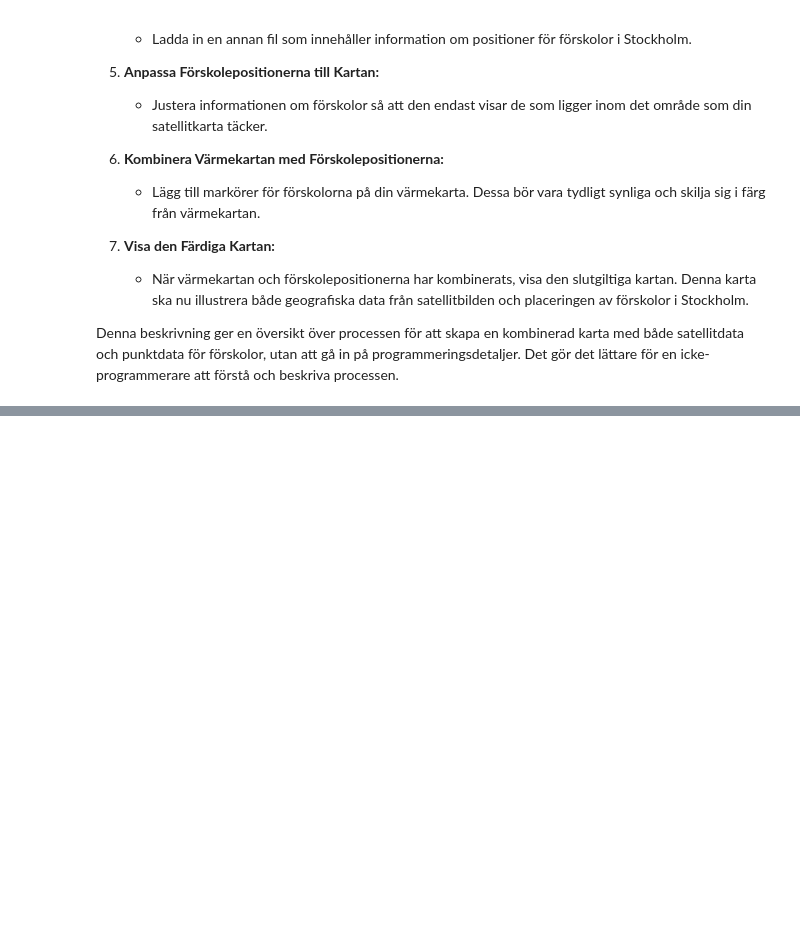
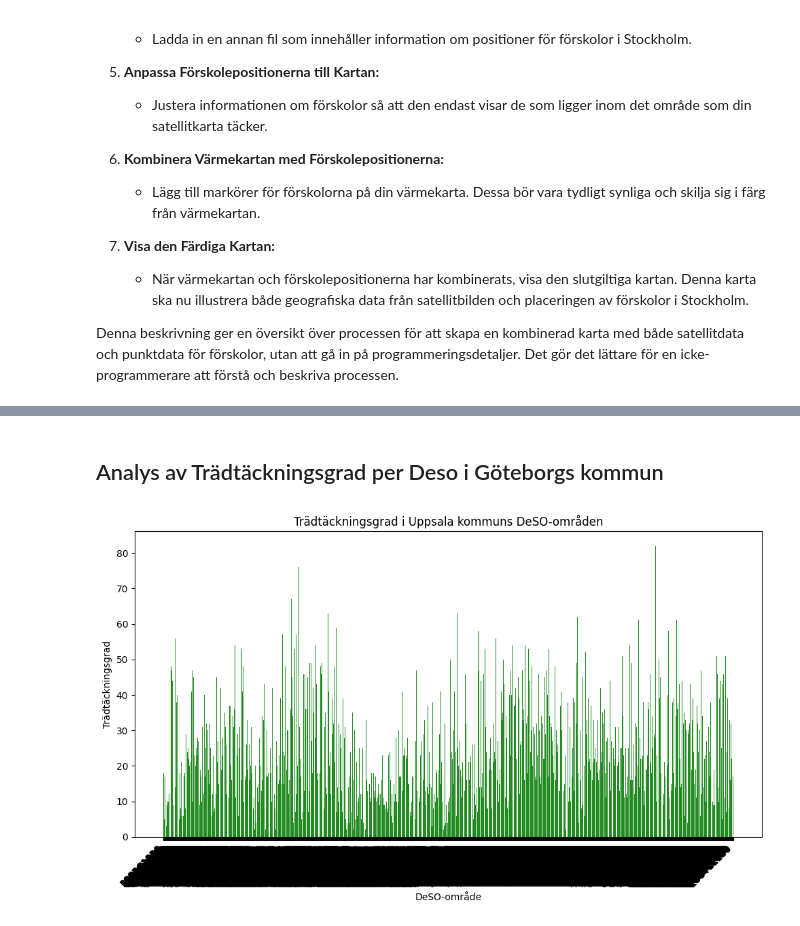
Before and after one commit to soleildeminuit/AI-GeoAi-Course, a Jupyter notebook: AI_Samhallsplanering_Course.ipynb, the cells around one changed output, grey strips where cells are left out. Cells and saved outputs as stored; diff of their text form; code cells hidden in the pictures; blank space fills up the shorter version.

```diff
--- a/AI_Samhallsplanering_Course.ipynb
+++ b/AI_Samhallsplanering_Course.ipynb
@@ -353,0 +418,26 @@ MissingSchema: ignored
+# %% [markdown]
+## Analys av Trädtäckningsgrad per Deso i Göteborgs kommun
+# %%
+import pandas as pd
+import matplotlib.pyplot as plt
+
+# Läs in Excelfilen från den angivna URL:en
+file_path = 'https://github.com/soleildeminuit/AI-Samhallsplanering-Course/raw/main/data/raw/tradtackning-tatorter-och-deso.xlsx'
+df_dict = pd.read_excel(file_path, sheet_name=None)
+
+# Extrahera data för Uppsala kommuns DeSO-områden
+uppsala_deso_df = df_dict['DeSO_2018_v2_urval_tradtackning']
+
+# Skapa ett stapeldiagram för trädtäckningsgraden
+plt.figure(figsize=(10, 6))
+plt.bar(uppsala_deso_df['deso'], uppsala_deso_df['Trädtäckning procent [%]'], color='forestgreen')
+plt.xlabel('DeSO-område')
+plt.ylabel('Trädtäckningsgrad')
+plt.title('Trädtäckningsgrad i Uppsala kommuns DeSO-områden')
+plt.xticks(rotation=45, ha='right')
+plt.tight_layout()
+
+# Visa diagrammet
+plt.show()
+# %% [output]
+[figure, added]
```
Also changed, not shown: parts of 28 cells of this notebook.
